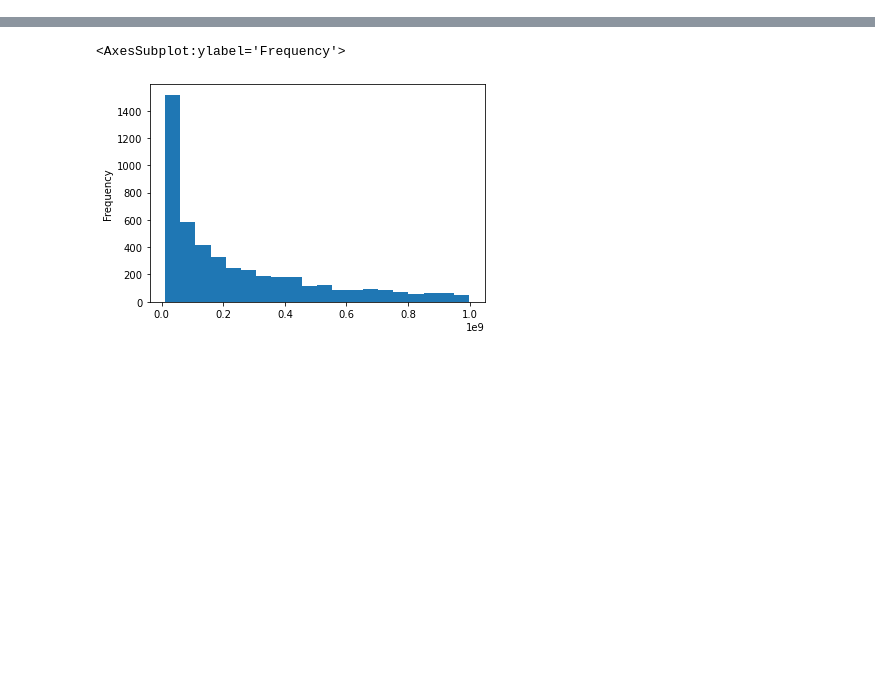
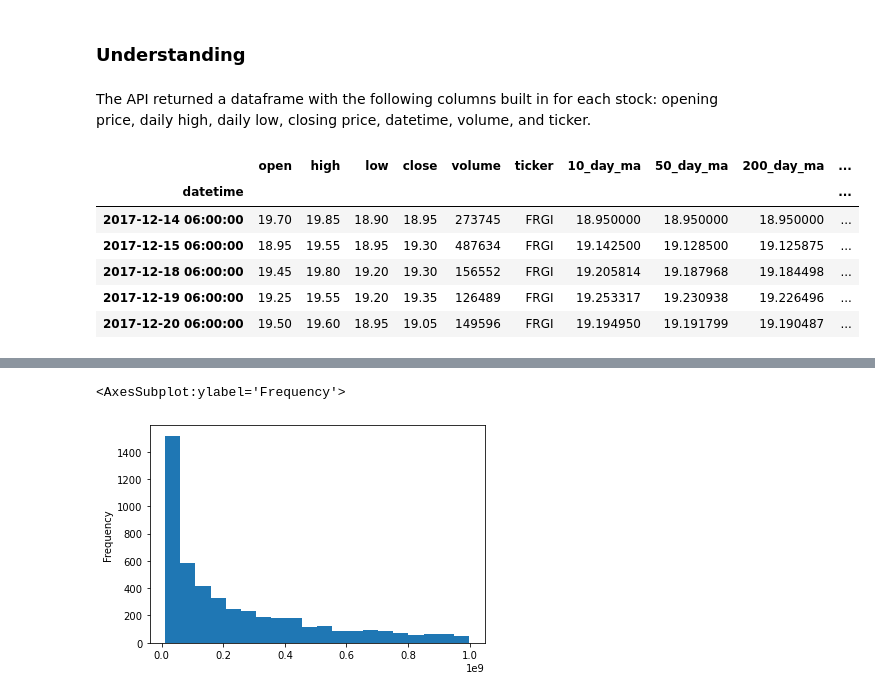
Before and after one commit to jakeoddi/Stock-Price-Forecasting, a Jupyter notebook: data_acquisition.ipynb, the cells around one changed output, grey strips where cells are left out. Drawn from its saved outputs; the diff is of its cells as text; code cells hidden in the pictures; blank space fills up the shorter version.

```diff
--- a/data_acquisition.ipynb
+++ b/data_acquisition.ipynb
@@ -13,0 +86,38 @@ np.random.seed(seed = 1)
+# %%
+def get_data_from_ameritrade(ticker_list, payload):
+    """
+    Takes in list of tickers and payload and returns complete dataframe with all
+    tickers and prices.
+
+    ticker_list -- array of strings containing n number of tickers
+    payload -- dictionary containing parameters for API call
+
+    """
+    df_list = []
+    fail_cache = []
+    payload = payload
+    for ticker in ticker_list:
+        # Define endpoint
+        endpoint = r'https://api.tdameritrade.com/v1/marketdata/{}/pricehistory'.format(ticker)
+
+        try:
+            # Make Request
+            content = requests.get(url = endpoint, params = payload)
+
+            # Convert to dataframe
+            data = content.json()
+            data = pd.DataFrame(data = data['candles'])
+            data['ticker'] = ticker
+
+            # Append to list of dataframes
+            df_list.append(data)
+
+        except:
+            # Append problematic ticker to list of failed tickers
+            fail_cache.append(ticker)
+            continue
+
+    return df_list, fail_cache
+# %%
+# A list of dfs is instantiated, where each stock's data is stored in a dataframe
+df_list, fail_cache = get_data_from_ameritrade(ticker_list, payload)
@@ -13,0 +127,14 @@ np.random.seed(seed = 1)
+# %% [markdown]
+### Understanding
+# %% [markdown]
+The API returned a dataframe with the following columns built in for each stock: opening price, daily high, daily low, closing price, datetime, volume, and ticker.
+# %%
+df_list[0].head()
+# %% [output]
+|  | open | high | low | close | volume | ticker | 10_day_ma | 50_day_ma | 200_day_ma | ... |
+| datetime |  |  |  |  |  |  |  |  |  | ... |
+| 2017-12-14 06:00:00 | 19.70 | 19.85 | 18.90 | 18.95 | 273745 | FRGI | 18.950000 | 18.950000 | 18.950000 | ... |
+| 2017-12-15 06:00:00 | 18.95 | 19.55 | 18.95 | 19.30 | 487634 | FRGI | 19.142500 | 19.128500 | 19.125875 | ... |
+| 2017-12-18 06:00:00 | 19.45 | 19.80 | 19.20 | 19.30 | 156552 | FRGI | 19.205814 | 19.187968 | 19.184498 | ... |
+| 2017-12-19 06:00:00 | 19.25 | 19.55 | 19.20 | 19.35 | 126489 | FRGI | 19.253317 | 19.230938 | 19.226496 | ... |
+| 2017-12-20 06:00:00 | 19.50 | 19.60 | 18.95 | 19.05 | 149596 | FRGI | 19.194950 | 19.191799 | 19.190487 | ... |
```
Also changed, not shown: parts of 78 cells of this notebook.
